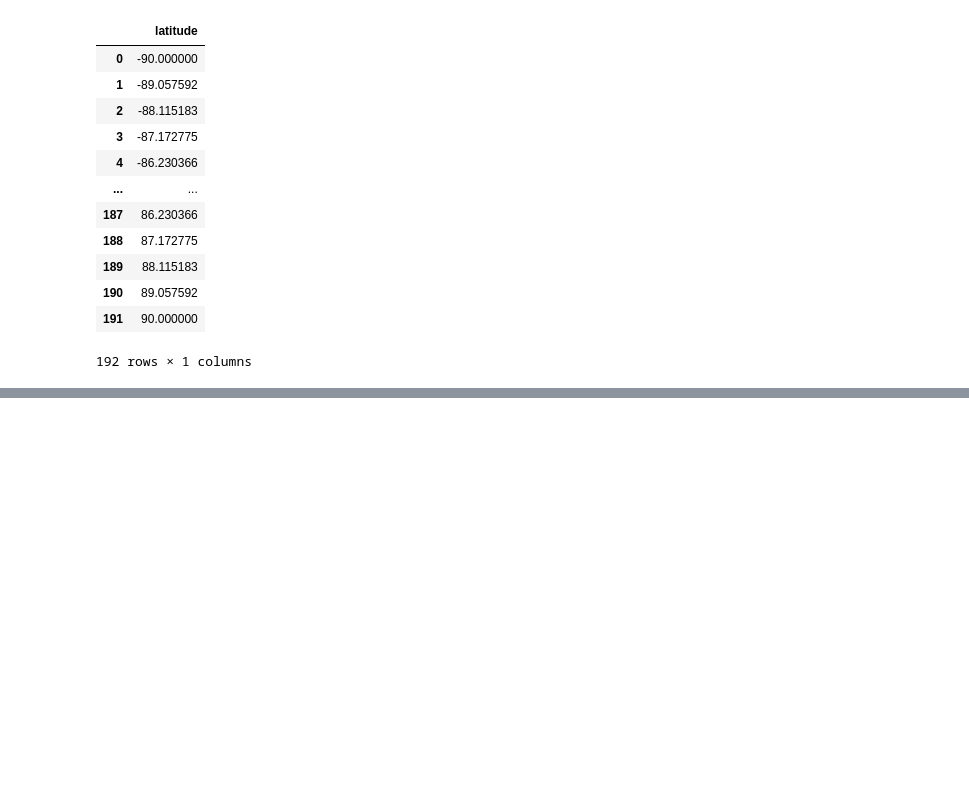
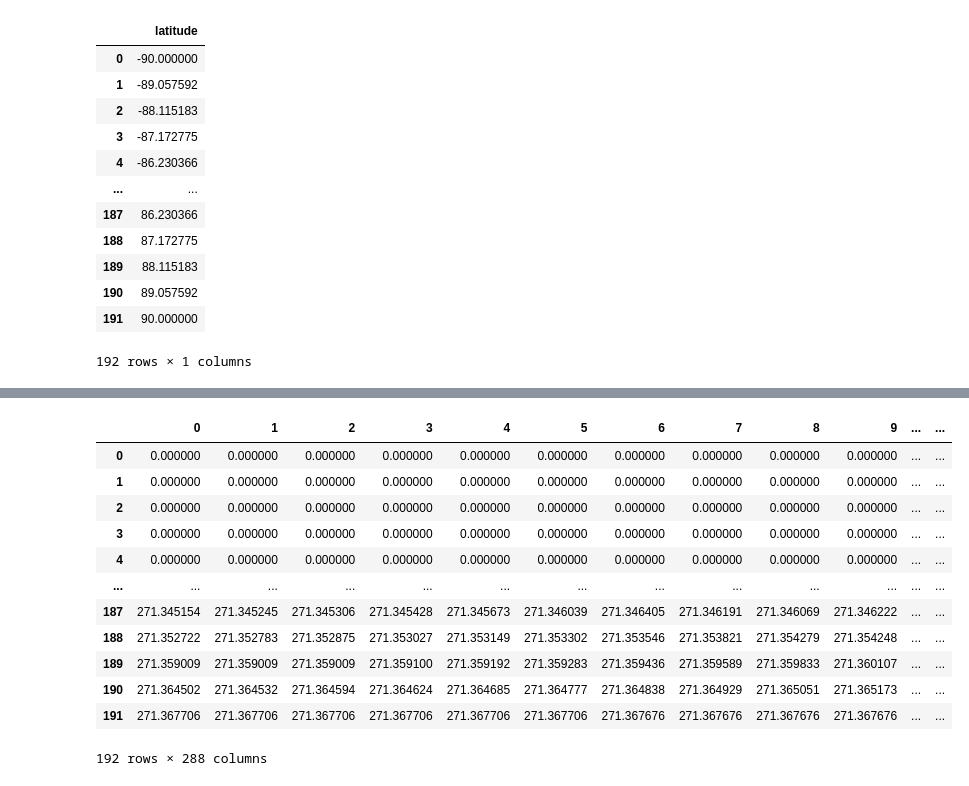
Before and after one commit to mtvaden1/California_Climate_Capstone, a Jupyter notebook: netcdf_methods.ipynb, the cells around one changed output, grey strips where cells are left out. Drawn from its saved outputs; the diff is of its cells as text; code cells hidden in the pictures; blank space fills up the shorter version.

```diff
--- a/netcdf_methods.ipynb
+++ b/netcdf_methods.ipynb
@@ -112,0 +136,16 @@ pd.DataFrame(SST1_file['lat'][:]).rename({0: "latitude"}, axis=1)
+# %%
+pd.DataFrame(SST1_file['SST'][1][:])
+# %% [output]
+|  | 0 | 1 | 2 | 3 | 4 | 5 | 6 | 7 | 8 | 9 | ... | ... |
+| 0 | 0.000000 | 0.000000 | 0.000000 | 0.000000 | 0.000000 | 0.000000 | 0.000000 | 0.000000 | 0.000000 | 0.000000 | ... | ... |
+| 1 | 0.000000 | 0.000000 | 0.000000 | 0.000000 | 0.000000 | 0.000000 | 0.000000 | 0.000000 | 0.000000 | 0.000000 | ... | ... |
+| 2 | 0.000000 | 0.000000 | 0.000000 | 0.000000 | 0.000000 | 0.000000 | 0.000000 | 0.000000 | 0.000000 | 0.000000 | ... | ... |
+| 3 | 0.000000 | 0.000000 | 0.000000 | 0.000000 | 0.000000 | 0.000000 | 0.000000 | 0.000000 | 0.000000 | 0.000000 | ... | ... |
+| 4 | 0.000000 | 0.000000 | 0.000000 | 0.000000 | 0.000000 | 0.000000 | 0.000000 | 0.000000 | 0.000000 | 0.000000 | ... | ... |
+| ... | ... | ... | ... | ... | ... | ... | ... | ... | ... | ... | ... | ... |
+| 187 | 271.345154 | 271.345245 | 271.345306 | 271.345428 | 271.345673 | 271.346039 | 271.346405 | 271.346191 | 271.346069 | 271.346222 | ... | ... |
+| 188 | 271.352722 | 271.352783 | 271.352875 | 271.353027 | 271.353149 | 271.353302 | 271.353546 | 271.353821 | 271.354279 | 271.354248 | ... | ... |
+| 189 | 271.359009 | 271.359009 | 271.359009 | 271.359100 | 271.359192 | 271.359283 | 271.359436 | 271.359589 | 271.359833 | 271.360107 | ... | ... |
+| 190 | 271.364502 | 271.364532 | 271.364594 | 271.364624 | 271.364685 | 271.364777 | 271.364838 | 271.364929 | 271.365051 | 271.365173 | ... | ... |
+| 191 | 271.367706 | 271.367706 | 271.367706 | 271.367706 | 271.367706 | 271.367706 | 271.367676 | 271.367676 | 271.367676 | 271.367676 | ... | ... |
+192 rows × 288 columns
```
Also changed, not shown: parts of 6 cells of this notebook.
